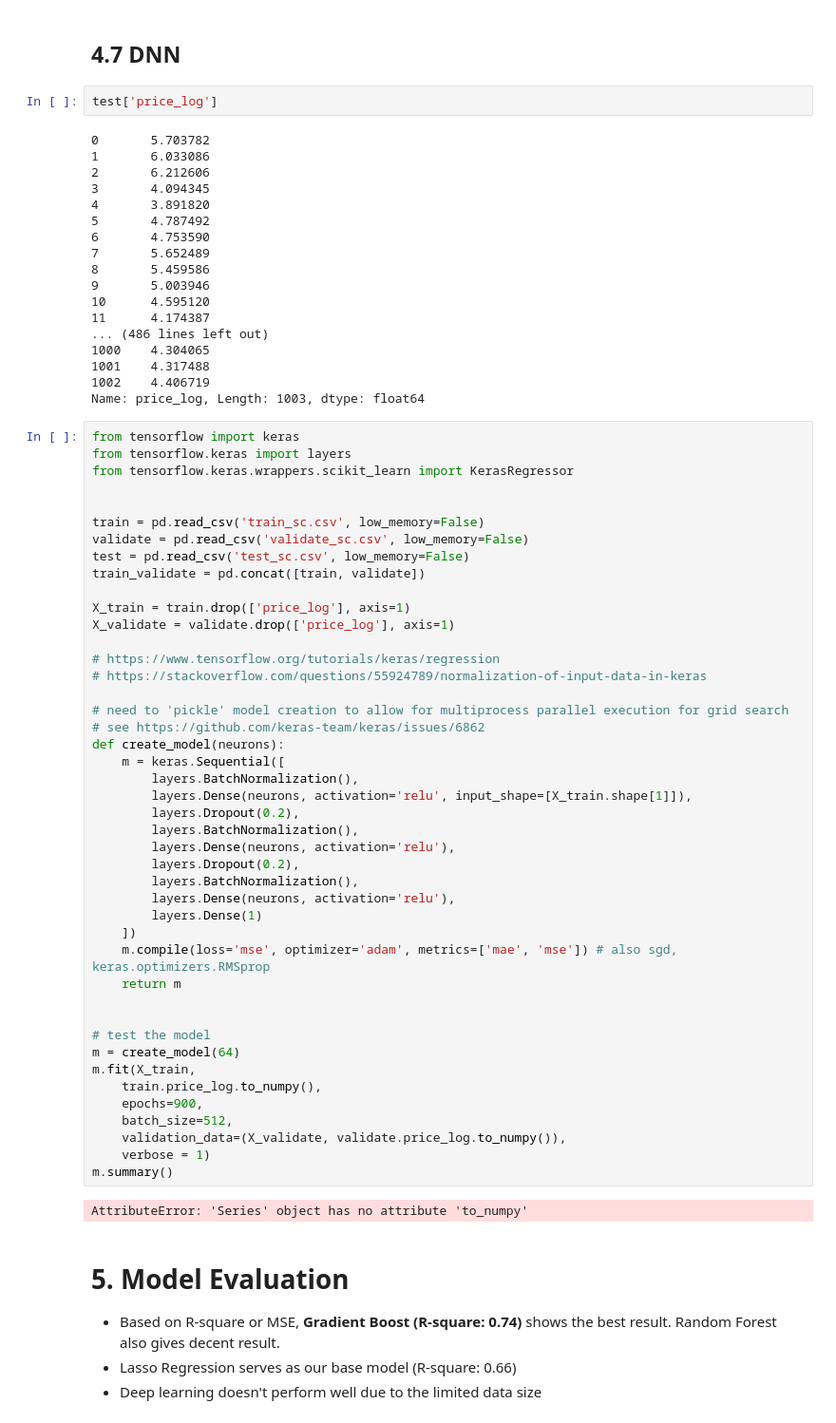
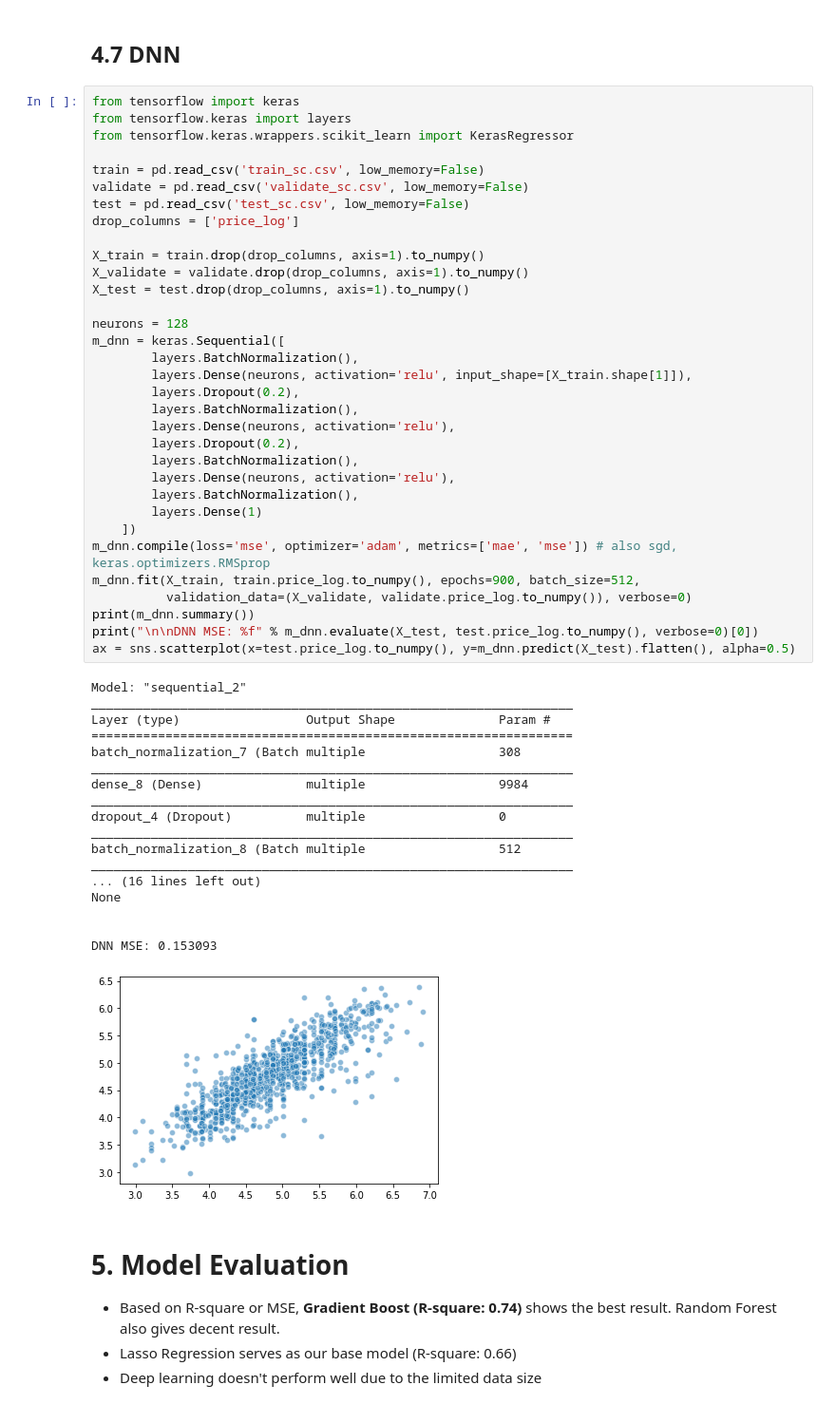
Before and after one commit to YuxinZhang9615/Airbnb-Data-Analysis, a Jupyter notebook: 0-Main_Script.ipynb, the cells around one changed output. Shown at 95% size. Drawn from its saved outputs; the diff is of its cells as text.

```diff
--- a/0-Main_Script.ipynb
+++ b/0-Main_Script.ipynb
@@ -1663,72 +1663,58 @@ sns.scatterplot(test_y['price_log'], m_knnr.predict(test_x).flatten())
 [figure]
 # %% [markdown]
 ## 4.7 DNN
-# %%
-test['price_log']
-# %% [output]
-0       5.703782
-1       6.033086
-2       6.212606
-3       4.094345
-4       3.891820
-5       4.787492
-6       4.753590
-7       5.652489
-8       5.459586
-9       5.003946
-10      4.595120
-11      4.174387
-... (486 lines left out)
-1000    4.304065
-1001    4.317488
-1002    4.406719
-Name: price_log, Length: 1003, dtype: float64
 # %%
 from tensorflow import keras
 from tensorflow.keras import layers
 from tensorflow.keras.wrappers.scikit_learn import KerasRegressor
 
-
 train = pd.read_csv('train_sc.csv', low_memory=False)
 validate = pd.read_csv('validate_sc.csv', low_memory=False)
 test = pd.read_csv('test_sc.csv', low_memory=False)
-train_validate = pd.concat([train, validate])
+drop_columns = ['price_log']
 
-X_train = train.drop(['price_log'], axis=1)
-X_validate = validate.drop(['price_log'], axis=1)
+X_train = train.drop(drop_columns, axis=1).to_numpy()
+X_validate = validate.drop(drop_columns, axis=1).to_numpy()
+X_test = test.drop(drop_columns, axis=1).to_numpy()
 
-# https://www.tensorflow.org/tutorials/keras/regression
-# https://stackoverflow.com/questions/55924789/normalization-of-input-data-in-keras
-
-# need to 'pickle' model creation to allow for multiprocess parallel execution for grid search
-# see https://github.com/keras-team/keras/issues/6862
-def create_model(neurons):
-    m = keras.Sequential([
+neurons = 128
+m_dnn = keras.Sequential([
         layers.BatchNormalization(),
         layers.Dense(neurons, activation='relu', input_shape=[X_train.shape[1]]),
         layers.Dropout(0.2),
         layers.BatchNormalization(),
         layers.Dense(neurons, activation='relu'),
         layers.Dropout(0.2),
         layers.BatchNormalization(),
         layers.Dense(neurons, activation='relu'),
+        layers.BatchNormalization(),
         layers.Dense(1)
     ])
-    m.compile(loss='mse', optimizer='adam', metrics=['mae', 'mse']) # also sgd, keras.optimizers.RMSprop
-    return m
-
-
-# test the model
-m = create_model(64)
-m.fit(X_train,
-    train.price_log.to_numpy(),
-    epochs=900,
-    batch_size=512,
-    validation_data=(X_validate, validate.price_log.to_numpy()),
-    verbose = 1)
-m.summary()
+m_dnn.compile(loss='mse', optimizer='adam', metrics=['mae', 'mse']) # also sgd, keras.optimizers.RMSprop
+m_dnn.fit(X_train, train.price_log.to_numpy(), epochs=900, batch_size=512,
+          validation_data=(X_validate, validate.price_log.to_numpy()), verbose=0)
+print(m_dnn.summary())
+print("\n\nDNN MSE: %f" % m_dnn.evaluate(X_test, test.price_log.to_numpy(), verbose=0)[0])
+ax = sns.scatterplot(x=test.price_log.to_numpy(), y=m_dnn.predict(X_test).flatten(), alpha=0.5)
 # %% [output]
-AttributeError: 'Series' object has no attribute 'to_numpy'
+Model: "sequential_2"
+_________________________________________________________________
+Layer (type)                 Output Shape              Param #
+=================================================================
+batch_normalization_7 (Batch multiple                  308
+_________________________________________________________________
+dense_8 (Dense)              multiple                  9984
+_________________________________________________________________
+dropout_4 (Dropout)          multiple                  0
+_________________________________________________________________
+batch_normalization_8 (Batch multiple                  512
+_________________________________________________________________
+... (16 lines left out)
+None
+
+
+DNN MSE: 0.153093
+[figure, added]
 # %% [markdown]
 # 5. Model Evaluation
 
```
